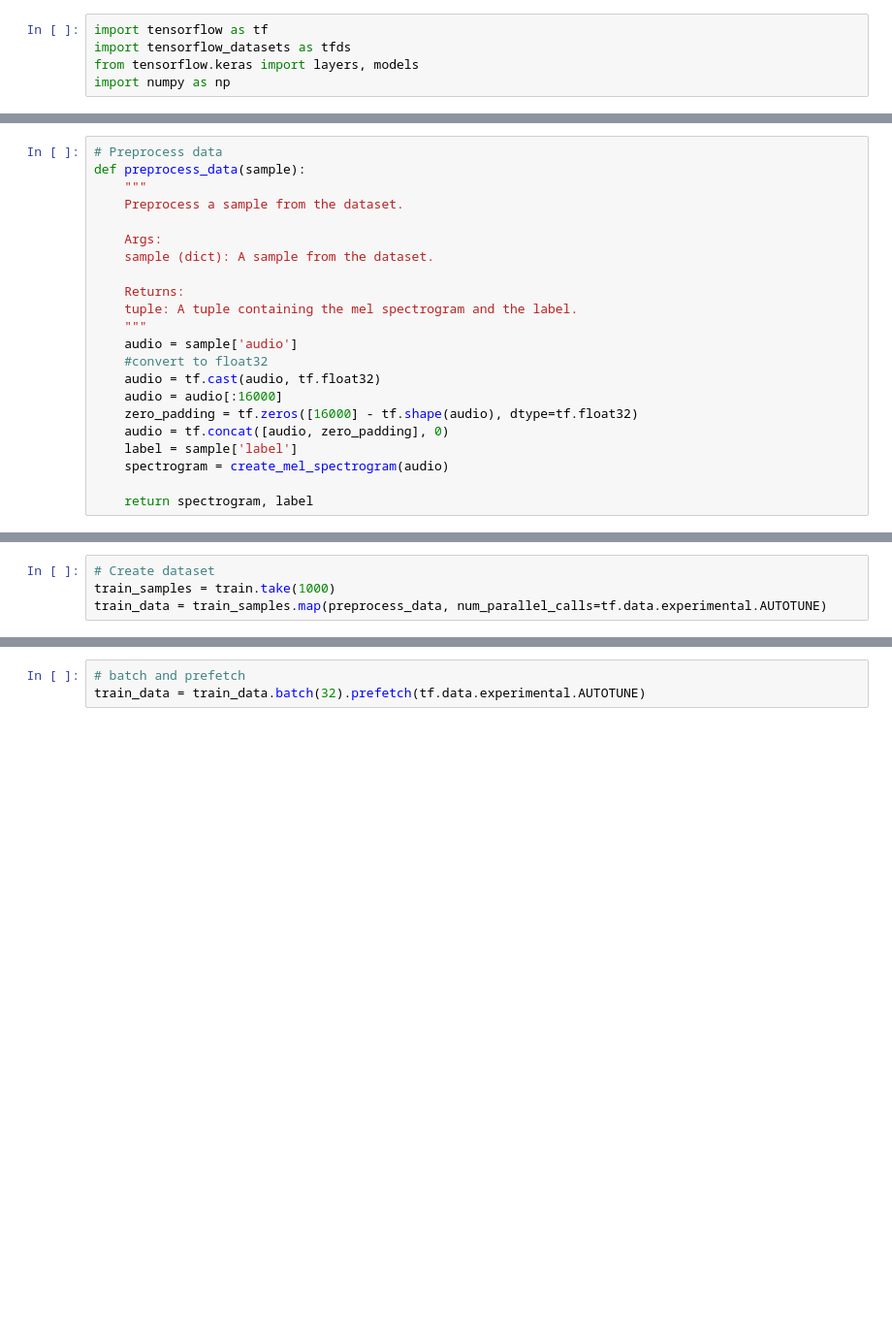
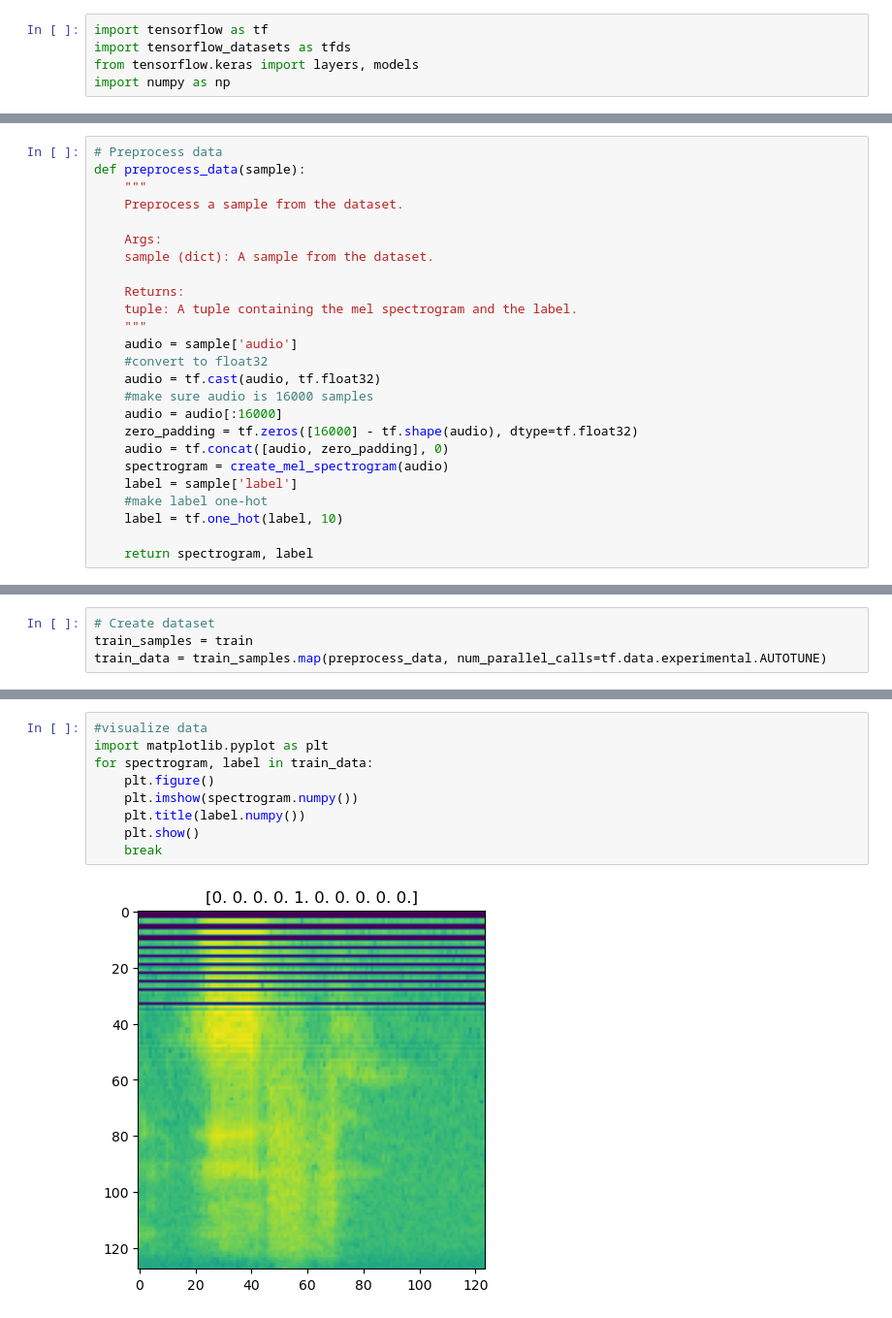
Before and after one commit to almog-sharoni/KWS_Advanced_Computer_Architecture, a Jupyter notebook: train.ipynb, the cells around one changed output, grey strips where cells are left out. Shown at 97% size. Drawn from its saved outputs; the diff is of its cells as text; blank space fills up the shorter version.

Commit message:
added some visualiztion

```diff
--- a/train.ipynb
+++ b/train.ipynb
@@ -53,11 +51,14 @@ def preprocess_data(sample):
     audio = sample['audio']
     #convert to float32
     audio = tf.cast(audio, tf.float32)
+    #make sure audio is 16000 samples
     audio = audio[:16000]
     zero_padding = tf.zeros([16000] - tf.shape(audio), dtype=tf.float32)
     audio = tf.concat([audio, zero_padding], 0)
+    spectrogram = create_mel_spectrogram(audio)
     label = sample['label']
-    spectrogram = create_mel_spectrogram(audio)
+    #make label one-hot
+    label = tf.one_hot(label, 10)
 
     return spectrogram, label
 # %%
@@ -67,4 +68,4 @@ sample = sample.map(preprocess_data)
 # %%
 # Create dataset
-train_samples = train.take(1000)
+train_samples = train
 train_data = train_samples.map(preprocess_data, num_parallel_calls=tf.data.experimental.AUTOTUNE)
@@ -75,5 +80,13 @@ print(train_data)
-# %%
-# batch and prefetch
-train_data = train_data.batch(32).prefetch(tf.data.experimental.AUTOTUNE)
+# %%
+#visualize data
+import matplotlib.pyplot as plt
+for spectrogram, label in train_data:
+    plt.figure()
+    plt.imshow(spectrogram.numpy())
+    plt.title(label.numpy())
+    plt.show()
+    break
+# %% [output]
+[figure, added]
 # %%
 #evaluate input shape
```
Also changed, not shown: parts of 15 cells of this notebook, 1 other file.
